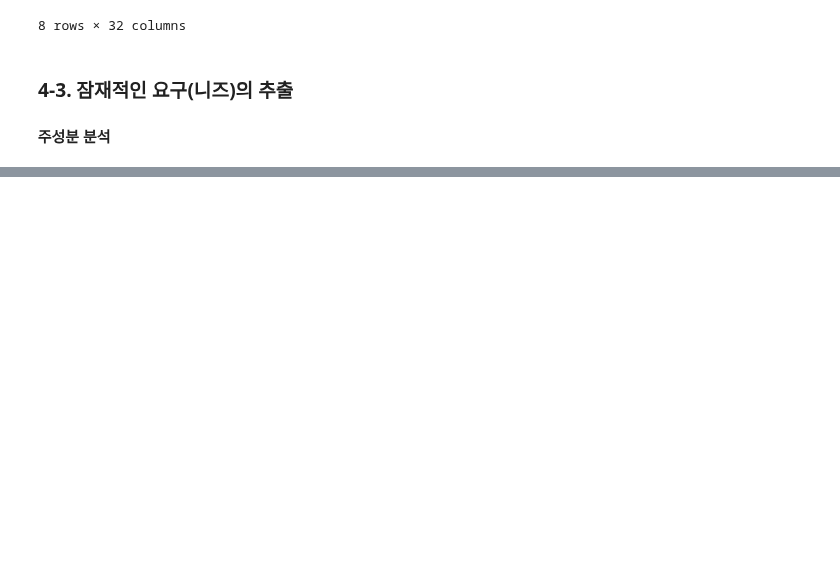
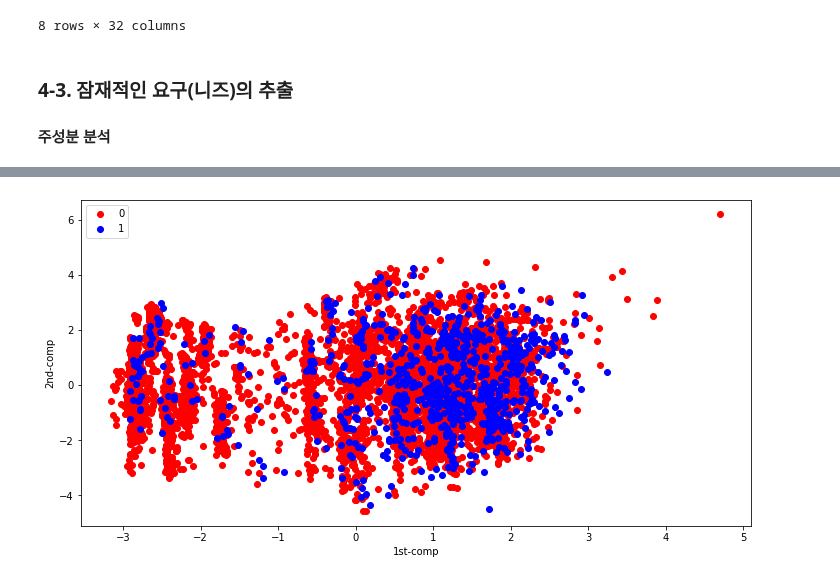
Before and after one commit to seonghyeokcho/Python, a Jupyter notebook: 01_basic_notion/pre-processing_technique.ipynb, the cells around one changed output, grey strips where cells are left out. Cells and saved outputs as stored; diff of their text form; code cells hidden in the pictures; blank space fills up the shorter version.

```diff
--- a/01_basic_notion/pre-processing_technique.ipynb
+++ b/01_basic_notion/pre-processing_technique.ipynb
@@ -1473,0 +1459,15 @@ Name: y, Length: 6933, dtype: int64
+# %%
+from sklearn.decomposition import PCA
+
+
+# 군집화에 사용된 열(group) 삭제
+bank_data_standard.drop("group", axis=1, inplace=True)
+
+# 주성분을 누적기여율 80%까지 추출
+pca = PCA(0.80)
+bank_data_pca = pca.fit_transform(bank_data_standard)
+
+# 주성분 확인
+print(pca.n_components_)
+# PCA로 차원 압축한 데이터셋의 차원 확인
+print(bank_data_pca.shape)
@@ -1473,0 +1477,10 @@ Name: y, Length: 6933, dtype: int64
+# %%
+# 앞에서 삭제한 목적변수(y)만 다시 불러오기
+y = pd.read_csv("data/bank_prep.csv")["y"]
+
+# 데이터셋에 목적변수(y)를 추가
+bank_data_pca = pd.DataFrame(bank_data_pca)
+bank_data_pca["y"] = y
+
+print(bank_data_pca.shape)
+bank_data_pca.head()
@@ -1473,0 +1495,20 @@ Name: y, Length: 6933, dtype: int64
+# %%
+import matplotlib.pyplot as plt
+
+
+plt.figure(figsize=(12, 6))
+
+bank_data_pca_0 = bank_data_pca[bank_data_pca["y"] == 0]
+bank_data_pca_0 = bank_data_pca_0.drop("y", axis=1)
+plt.scatter(bank_data_pca_0[0], bank_data_pca_0[1], c="red", label=0)
+
+bank_data_pca_1 = bank_data_pca[bank_data_pca["y"] == 1]
+bank_data_pca_1 = bank_data_pca_1.drop("y", axis=1)
+plt.scatter(bank_data_pca_1[0], bank_data_pca_1[1], c="blue", label=1)
+
+plt.legend()
+plt.xlabel("1st-comp")
+plt.ylabel("2nd-comp")
+plt.show()
+# %% [output]
+[figure, added]
```
Also changed, not shown: parts of 3 cells of this notebook.
